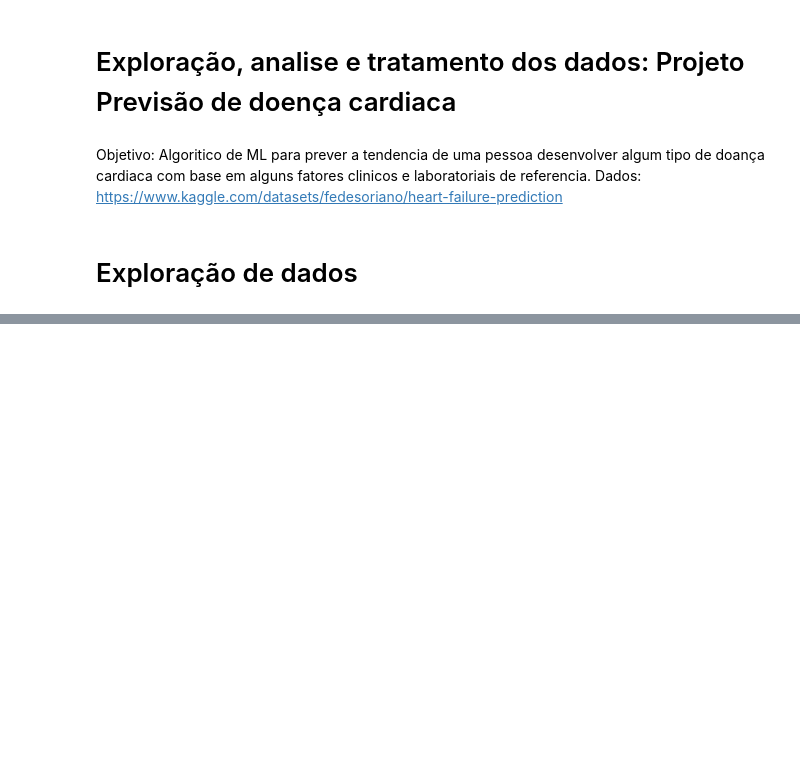
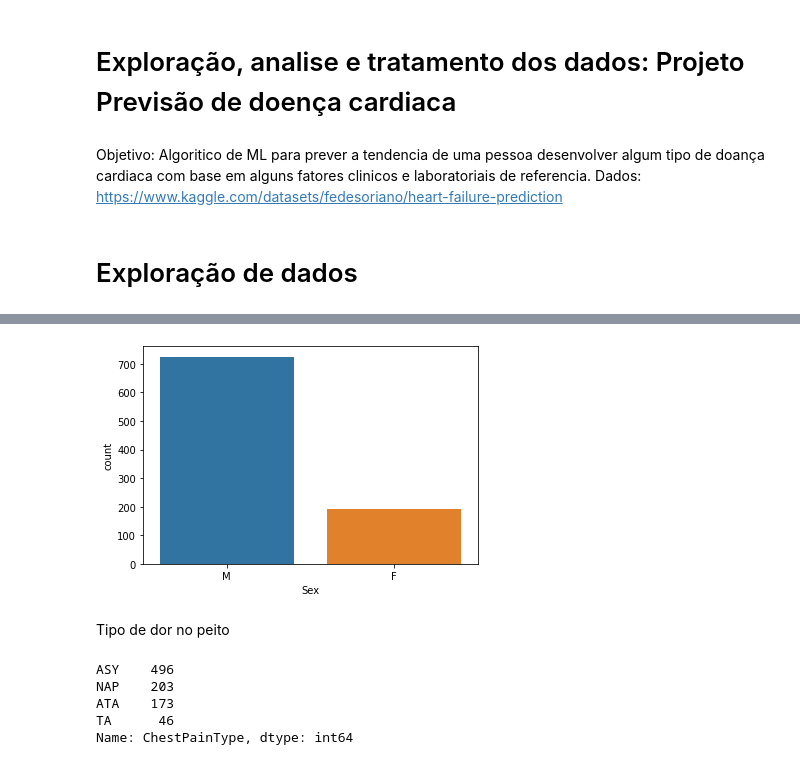
Before and after one commit to isaacunha/EstudosPython, a Jupyter notebook: exploração_de_dados.ipynb, the cells around one changed output, grey strips where cells are left out. Saved outputs shown, nothing was run; the diff lists cells and outputs as text; code cells hidden in the pictures; blank space fills up the shorter version.

```diff
--- a/exploração_de_dados.ipynb
+++ b/exploração_de_dados.ipynb
@@ -21,0 +84,14 @@ dados.shape #quantidade de linhas e colunas
+# %%
+sns.countplot(data=dados, x="Sex");
+# %% [output]
+[figure, added]
+# %% [markdown]
+Tipo de dor no peito
+# %%
+dados['ChestPainType'].value_counts()
+# %% [output]
+ASY    496
+NAP    203
+ATA    173
+TA      46
+Name: ChestPainType, dtype: int64
```
Also changed, not shown: parts of 71 cells of this notebook.
